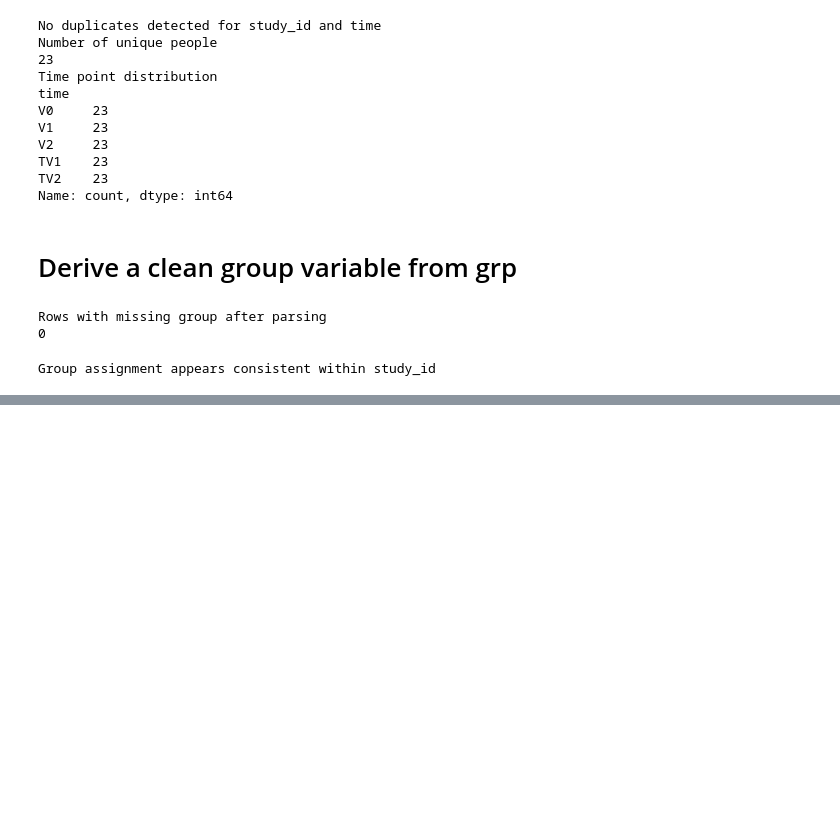
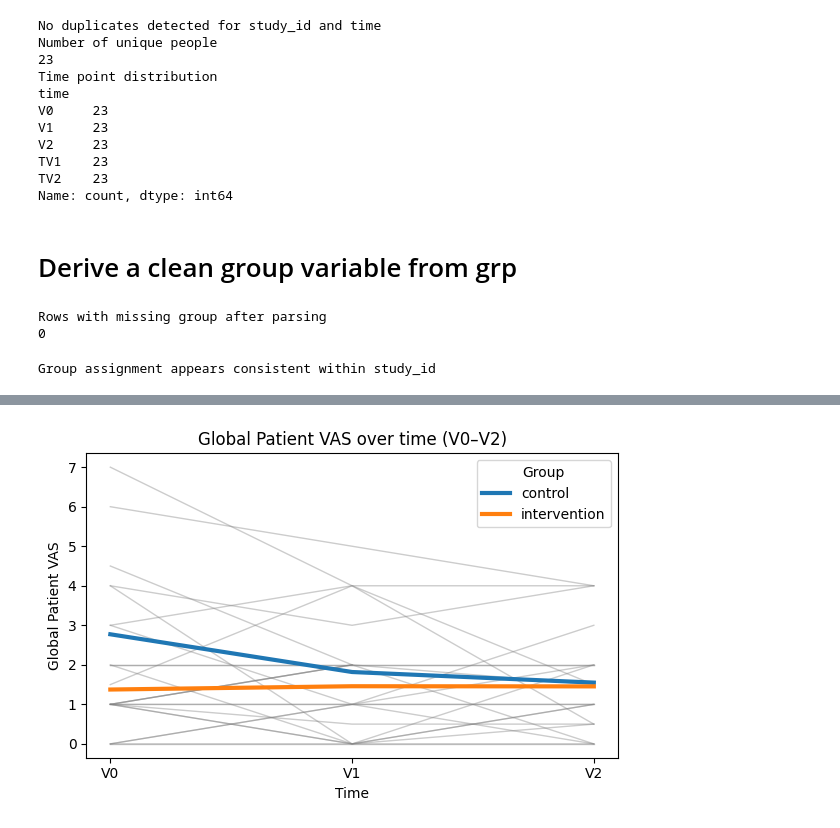
Before and after one commit to sschepanski/NutriJIA, a Jupyter notebook: scr/Analysis.ipynb, the cells around one changed output, grey strips where cells are left out. Drawn from its saved outputs; the diff is of its cells as text; code cells hidden in the pictures; blank space fills up the shorter version.

```diff
--- a/scr/Analysis.ipynb
+++ b/scr/Analysis.ipynb
@@ -755,0 +364,13 @@ Baseline descriptive table for globarztvas
+# %%
+# Special-case adherence
+adherence_cols_long = [c for c in value_cols_long if c.lower().startswith("tv_adhrz")]
+
+numeric_cols_long = [c for c in value_cols_long if c not in adherence_cols_long]
+# %%
+# Clean numeric columns
+for col in numeric_cols_long:
+    df_long_clean[col] = clean_to_numeric(df_long_clean[col])
+# %%
+# Clean adherence columns
+for col in adherence_cols_long:
+    df_long_clean[col] = clean_adherence_to_numeric(df_long_clean[col])
@@ -755,0 +584,14 @@ Baseline descriptive table for globarztvas
+# %%
+# Keep only outcome-relevant timepoints
+tp_order = ["V0", "V1", "V2"]
+df_long_traj = (
+    df_long_clean
+    .loc[df_long_clean["time"].isin(tp_order)]
+    .copy()
+)
+
+df_long_traj["time"] = pd.Categorical(
+    df_long_traj["time"],
+    categories=tp_order,
+    ordered=True
+)
@@ -755,0 +649,9 @@ Baseline descriptive table for globarztvas
+# %%
+spaghetti_plot(
+    df=df_long_traj,
+    outcome="globpatvas",
+    ylabel="Global Patient VAS",
+    title="Global Patient VAS over time (V0–V2)"
+)
+# %% [output]
+[figure, added]
```
Also changed, not shown: parts of 134 cells of this notebook, 1 other file.
